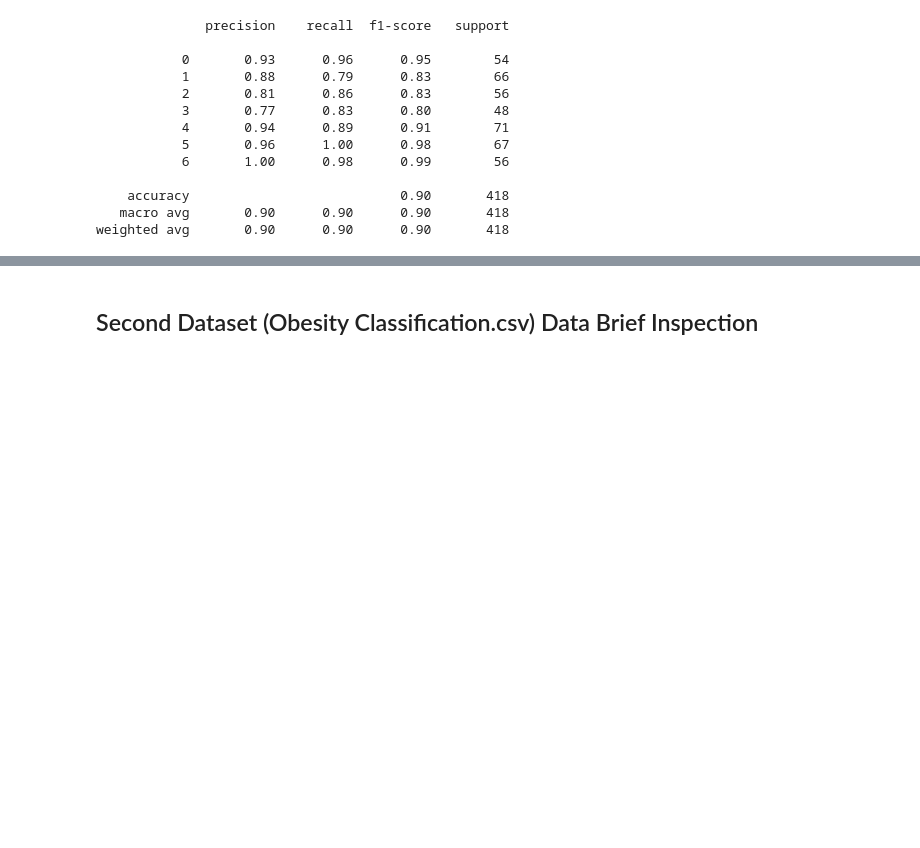
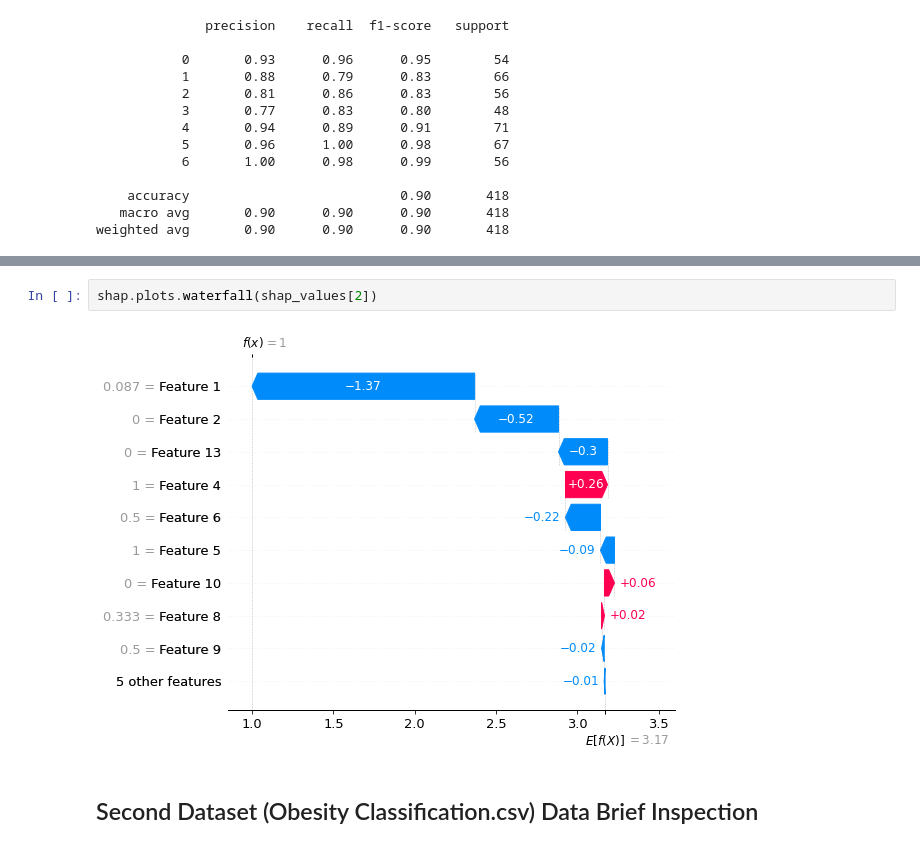
Before and after one commit to janiceivana/ds_project, a Jupyter notebook: obesity.ipynb, the cells around one changed output, grey strips where cells are left out. Cells and saved outputs as stored; diff of their text form; blank space fills up the shorter version.

```diff
--- a/obesity.ipynb
+++ b/obesity.ipynb
@@ -288,3 +618,7 @@ weighted avg       0.90      0.90      0.90       418
+# %%
+shap.plots.waterfall(shap_values[2])
+# %% [output]
+[figure, added]
 # %% [markdown]
 ## Second Dataset (Obesity Classification.csv) Data Brief Inspection
 # %%
```
Also changed, not shown: parts of 29 cells of this notebook.
